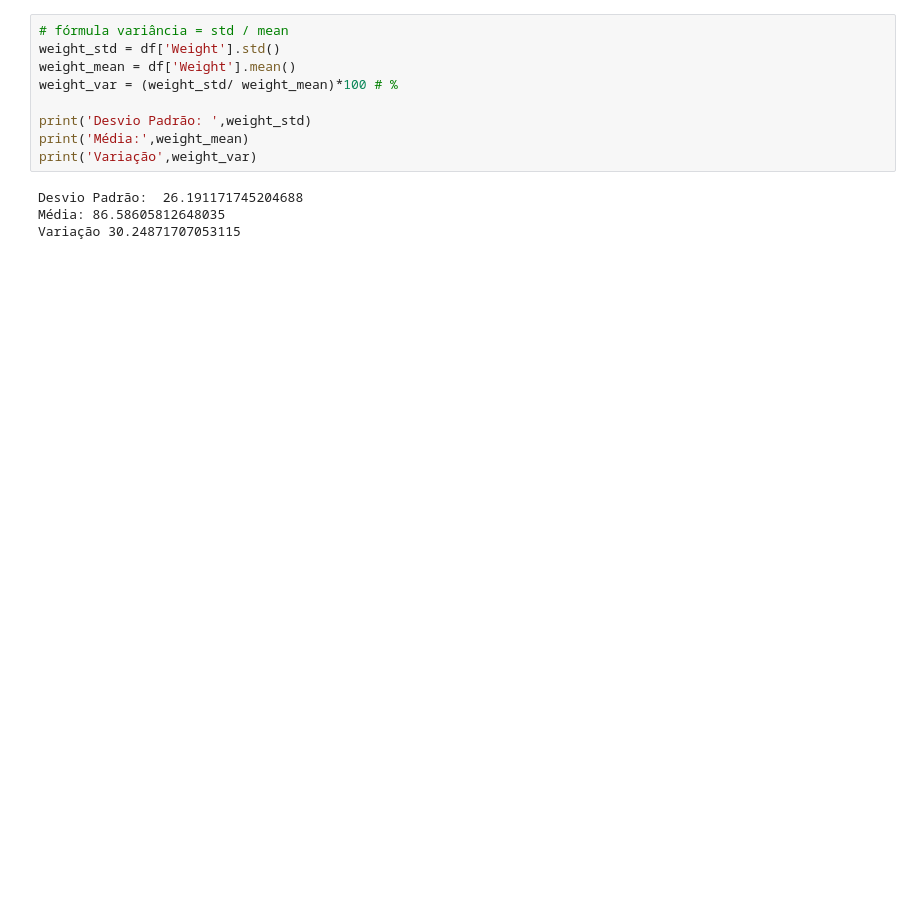
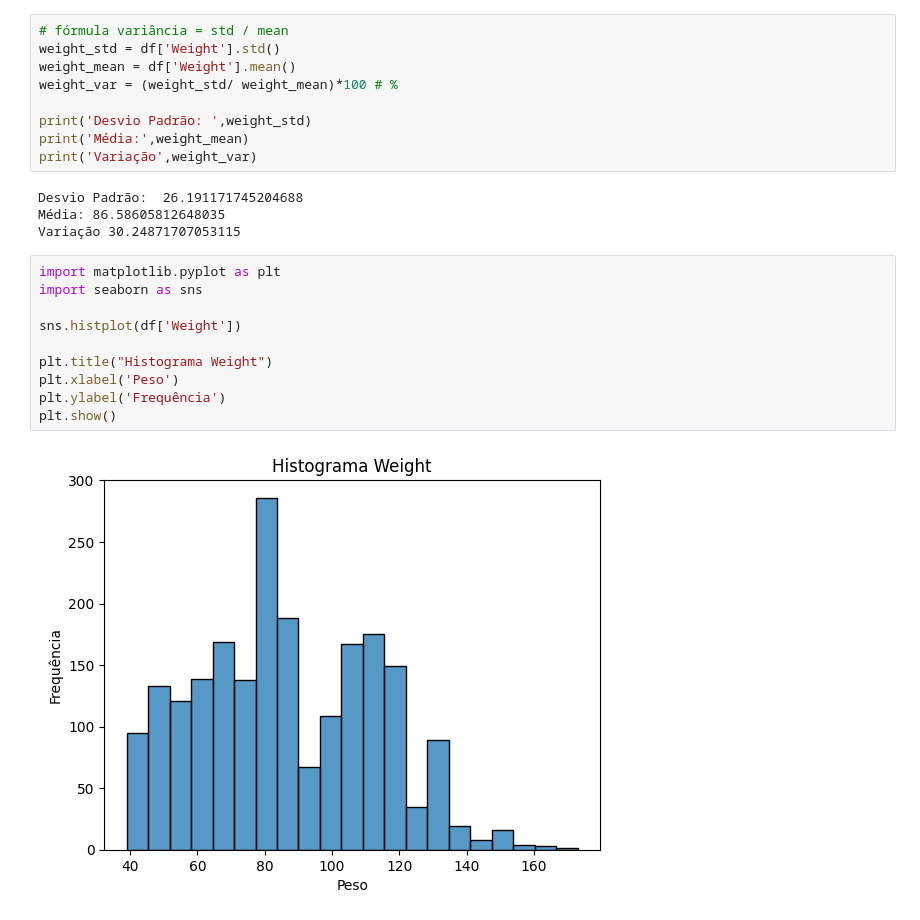
Before and after one commit to guilherme3987/deteccao_outliers, a Jupyter notebook: Atividade_LPIII_Detecção_de_Outliers.ipynb, the cells around one changed output. Drawn from its saved outputs; the diff is of its cells as text; blank space fills up the shorter version.

```diff
--- a/Atividade_LPIII_Detecção_de_Outliers.ipynb
+++ b/Atividade_LPIII_Detecção_de_Outliers.ipynb
@@ -116,3 +181,15 @@ print('Variação',weight_var)
 Desvio Padrão:  26.191171745204688
 Média: 86.58605812648035
 Variação 30.24871707053115
+# %%
+import matplotlib.pyplot as plt
+import seaborn as sns
+
+sns.histplot(df['Weight'])
+
+plt.title("Histograma Weight")
+plt.xlabel('Peso')
+plt.ylabel('Frequência')
+plt.show()
+# %% [output]
+[figure, added]
```
Also changed, not shown: parts of 4 cells of this notebook.
